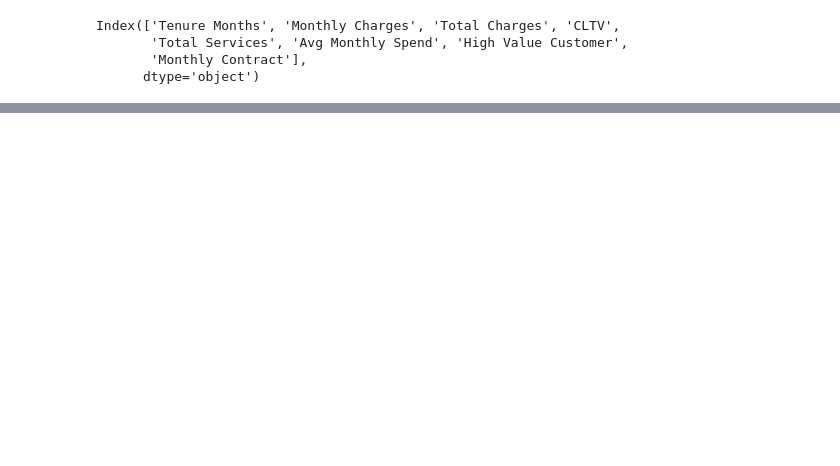
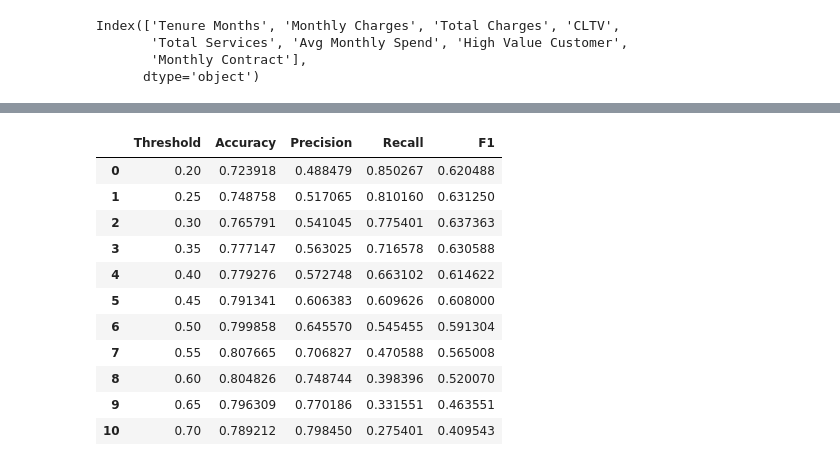
Before and after one commit to dishant-0-0/Customer-Churn-Prediction-Platform, a Jupyter notebook: notebooks/04_model_experiments.ipynb, the cells around one changed output, grey strips where cells are left out. Saved outputs shown, nothing was run; the diff lists cells and outputs as text; code cells hidden in the pictures; blank space fills up the shorter version.

```diff
--- a/notebooks/04_model_experiments.ipynb
+++ b/notebooks/04_model_experiments.ipynb
@@ -271,0 +343,18 @@ results_df.sort_values(
+# %%
+xgb_pipeline = Pipeline(
+    steps=[
+        ("preprocessor", preprocessor),
+        (
+            "model",
+            XGBClassifier(
+                n_estimators=300,
+                learning_rate=0.05,
+                max_depth=5,
+                eval_metric="logloss",
+                random_state=42
+            )
+        )
+    ]
+)
+
+xgb_pipeline.fit(X_train, y_train)
@@ -271,0 +397,18 @@ results_df.sort_values(
+# %%
+results = []
+
+for threshold in thresholds:
+    y_pred = (y_prob >= threshold).astype(int)
+
+    results.append({
+        "Threshold": threshold,
+        "Accuracy": accuracy_score(y_test, y_pred),
+        "Precision": precision_score(y_test, y_pred),
+        "Recall": recall_score(y_test, y_pred),
+        "F1": f1_score(y_test, y_pred)
+    })
+
+    if round(threshold,1) in (0.2,0.3,0.5,0.7):
+        print(f"Threshold: {threshold}")
+        cm = confusion_matrix(y_test,y_pred)
+        print(cm)
@@ -271,0 +434,16 @@ results_df.sort_values(
+# %%
+threshold_df = pd.DataFrame(results)
+threshold_df
+# %% [output]
+|  | Threshold | Accuracy | Precision | Recall | F1 |
+| 0 | 0.20 | 0.723918 | 0.488479 | 0.850267 | 0.620488 |
+| 1 | 0.25 | 0.748758 | 0.517065 | 0.810160 | 0.631250 |
+| 2 | 0.30 | 0.765791 | 0.541045 | 0.775401 | 0.637363 |
+| 3 | 0.35 | 0.777147 | 0.563025 | 0.716578 | 0.630588 |
+| 4 | 0.40 | 0.779276 | 0.572748 | 0.663102 | 0.614622 |
+| 5 | 0.45 | 0.791341 | 0.606383 | 0.609626 | 0.608000 |
+| 6 | 0.50 | 0.799858 | 0.645570 | 0.545455 | 0.591304 |
+| 7 | 0.55 | 0.807665 | 0.706827 | 0.470588 | 0.565008 |
+| 8 | 0.60 | 0.804826 | 0.748744 | 0.398396 | 0.520070 |
+| 9 | 0.65 | 0.796309 | 0.770186 | 0.331551 | 0.463551 |
+| 10 | 0.70 | 0.789212 | 0.798450 | 0.275401 | 0.409543 |
```
Also changed, not shown: parts of 18 cells of this notebook.
